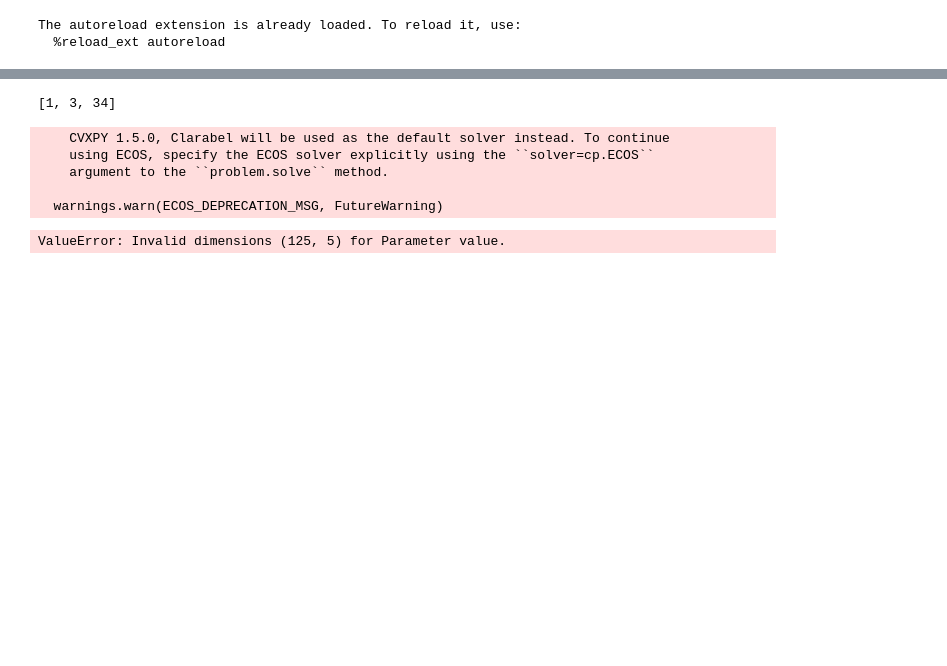
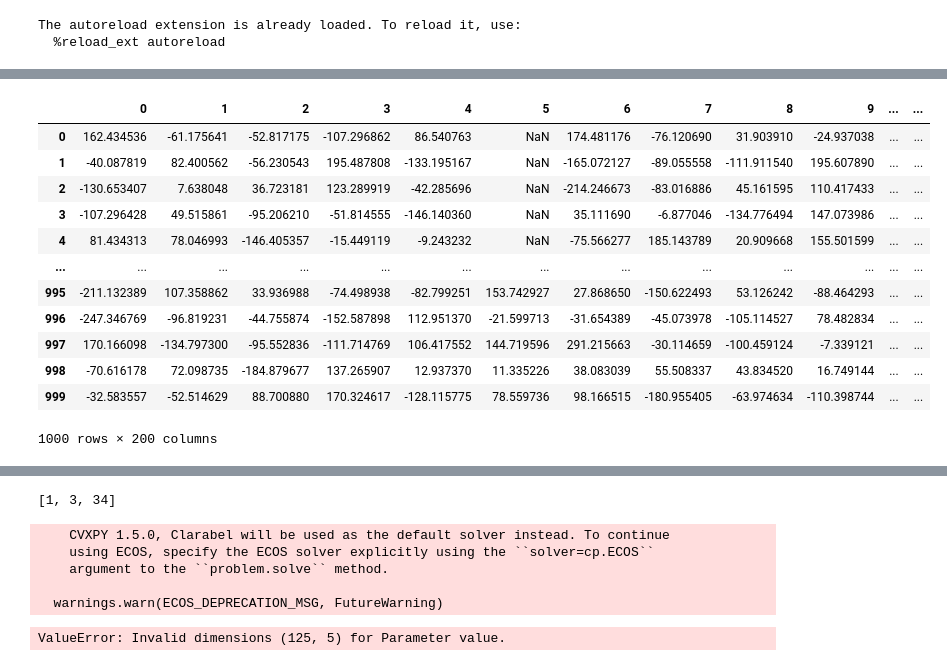
Before and after one commit to cvxgrp/cov_pred_finance, a Jupyter notebook: experiments/extensions/playground.ipynb, the cells around one changed output, grey strips where cells are left out. Cells and saved outputs as stored; diff of their text form; code cells hidden in the pictures; blank space fills up the shorter version.

```diff
--- a/experiments/extensions/playground.ipynb
+++ b/experiments/extensions/playground.ipynb
@@ -30,0 +317,34 @@ returns = pd.read_csv('../data/ff5_no_rf.csv', index_col=0, parse_dates=True)
+# %%
+# import test data
+from pathlib import Path
+
+
+resource_dir = Path(__file__).parent.parent / "resources"
+returns = (
+    pd.read_csv(
+        resource_dir / "stock_prices.csv", index_col=0, header=0, parse_dates=True
+    )
+    .ffill()
+    .pct_change()
+    .iloc[1:]
+)
+
+np.random.seed(0)
+mask = np.random.choice([False, True], size=returns.shape, p=[0.9, 0.1])
+returns[mask] = np.nan
+
+
+# Iterated EWWMA covariance prediction
+iewma_pair = (63, 125)
+iewma = list(
+    iterated_ewma(
+        returns,
+        vola_halflife=iewma_pair[0],
+        cov_halflife=iewma_pair[1],
+        min_periods_vola=0,
+        min_periods_cov=0,
+    )
+)
+iewma = {iterate.time: iterate.covariance for iterate in iewma}
+
+covariance = iewma[returns.index[-1]]
@@ -30,0 +383,16 @@ returns = pd.read_csv('../data/ff5_no_rf.csv', index_col=0, parse_dates=True)
+# %%
+returns
+# %% [output]
+|  | 0 | 1 | 2 | 3 | 4 | 5 | 6 | 7 | 8 | 9 | ... | ... |
+| 0 | 162.434536 | -61.175641 | -52.817175 | -107.296862 | 86.540763 | NaN | 174.481176 | -76.120690 | 31.903910 | -24.937038 | ... | ... |
+| 1 | -40.087819 | 82.400562 | -56.230543 | 195.487808 | -133.195167 | NaN | -165.072127 | -89.055558 | -111.911540 | 195.607890 | ... | ... |
+| 2 | -130.653407 | 7.638048 | 36.723181 | 123.289919 | -42.285696 | NaN | -214.246673 | -83.016886 | 45.161595 | 110.417433 | ... | ... |
+| 3 | -107.296428 | 49.515861 | -95.206210 | -51.814555 | -146.140360 | NaN | 35.111690 | -6.877046 | -134.776494 | 147.073986 | ... | ... |
+| 4 | 81.434313 | 78.046993 | -146.405357 | -15.449119 | -9.243232 | NaN | -75.566277 | 185.143789 | 20.909668 | 155.501599 | ... | ... |
+| ... | ... | ... | ... | ... | ... | ... | ... | ... | ... | ... | ... | ... |
+| 995 | -211.132389 | 107.358862 | 33.936988 | -74.498938 | -82.799251 | 153.742927 | 27.868650 | -150.622493 | 53.126242 | -88.464293 | ... | ... |
+| 996 | -247.346769 | -96.819231 | -44.755874 | -152.587898 | 112.951370 | -21.599713 | -31.654389 | -45.073978 | -105.114527 | 78.482834 | ... | ... |
+| 997 | 170.166098 | -134.797300 | -95.552836 | -111.714769 | 106.417552 | 144.719596 | 291.215663 | -30.114659 | -100.459124 | -7.339121 | ... | ... |
+| 998 | -70.616178 | 72.098735 | -184.879677 | 137.265907 | 12.937370 | 11.335226 | 38.083039 | 55.508337 | 43.834520 | 16.749144 | ... | ... |
+| 999 | -32.583557 | -52.514629 | 88.700880 | 170.324617 | -128.115775 | 78.559736 | 98.166515 | -180.955405 | -63.974634 | -110.398744 | ... | ... |
+1000 rows × 200 columns
```
Also changed, not shown: parts of 27 cells of this notebook, 3 other files.
